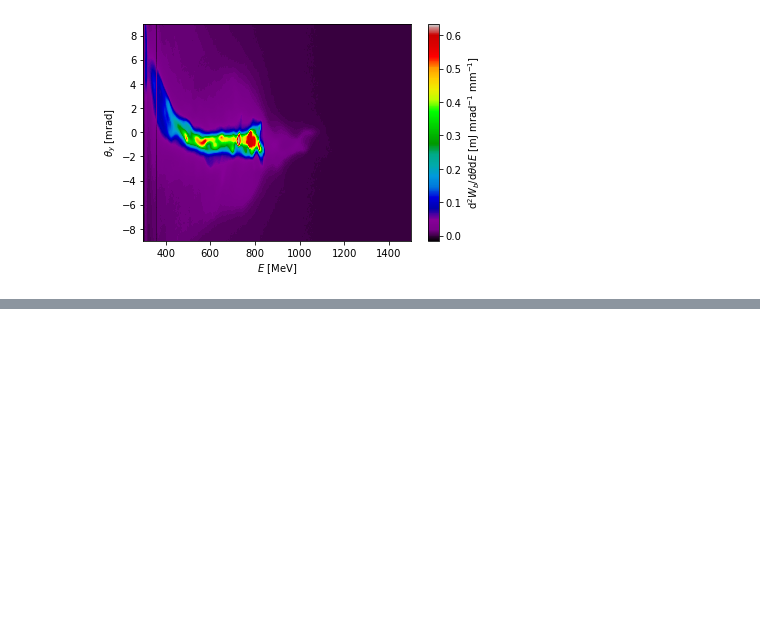
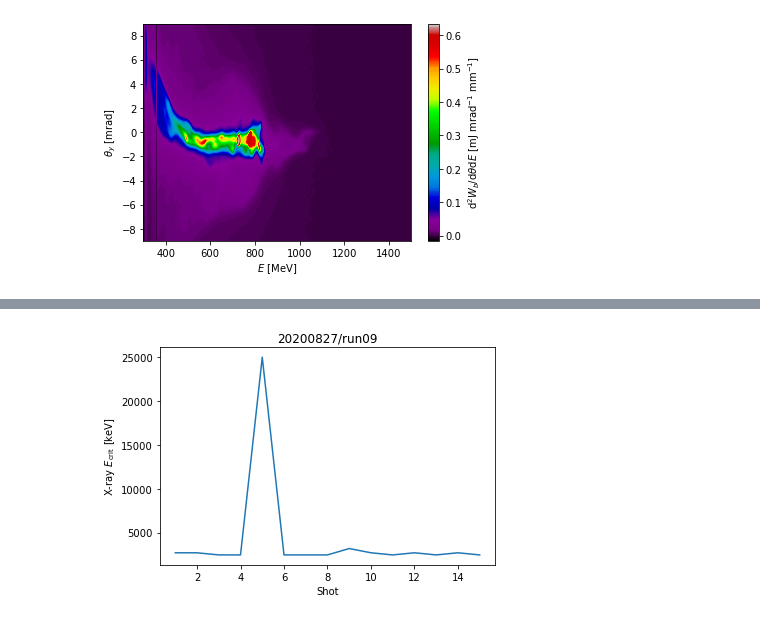
Before and after one commit to kristoffersvendsen86/GeminiXANES2020_analysis, a Jupyter notebook: Analysis_examples.ipynb, the cells around one changed output, grey strips where cells are left out. Cells and saved outputs as stored; diff of their text form; code cells hidden in the pictures; blank space fills up the shorter version.

```diff
--- a/Analysis_examples.ipynb
+++ b/Analysis_examples.ipynb
@@ -94,0 +130,21 @@ cb.set_label(r'd$^2W_b$/d$\theta$d$E$ [mJ mrad$^{-1}$ mm$^{-1}$]')
+# %%
+def Ec_func(data):
+    img_raw = Image.fromarray(data)
+    critical_energy, photonperSteradian, min_sumResid = rossMain.rossMain(img_raw)
+
+    return critical_energy
+
+lundatron_pipeline = mirage_analysis.DataPipeline('Lundatron',
+                                                  Ec_func, None,
+                                                  single_shot_mode=True)
+# %%
+run_name = r'20200827/run09'
+shot_num, E_crit = lundatron_pipeline.run(run_name,use_pandas=False)
+plt.figure()
+plt.plot(shot_num,E_crit)
+plt.xlabel('Shot')
+plt.ylabel('X-ray $E_{\mathrm{crit}}$ [keV]')
+plt.title(run_name)
+plt.savefig(r'plots/ESpec_high/' + run_name.replace(r'/','_') + '_Lundatron_Ec.png')
+# %% [output]
+[figure, added]
```
Also changed, not shown: parts of 5 cells of this notebook, 26 other files.
